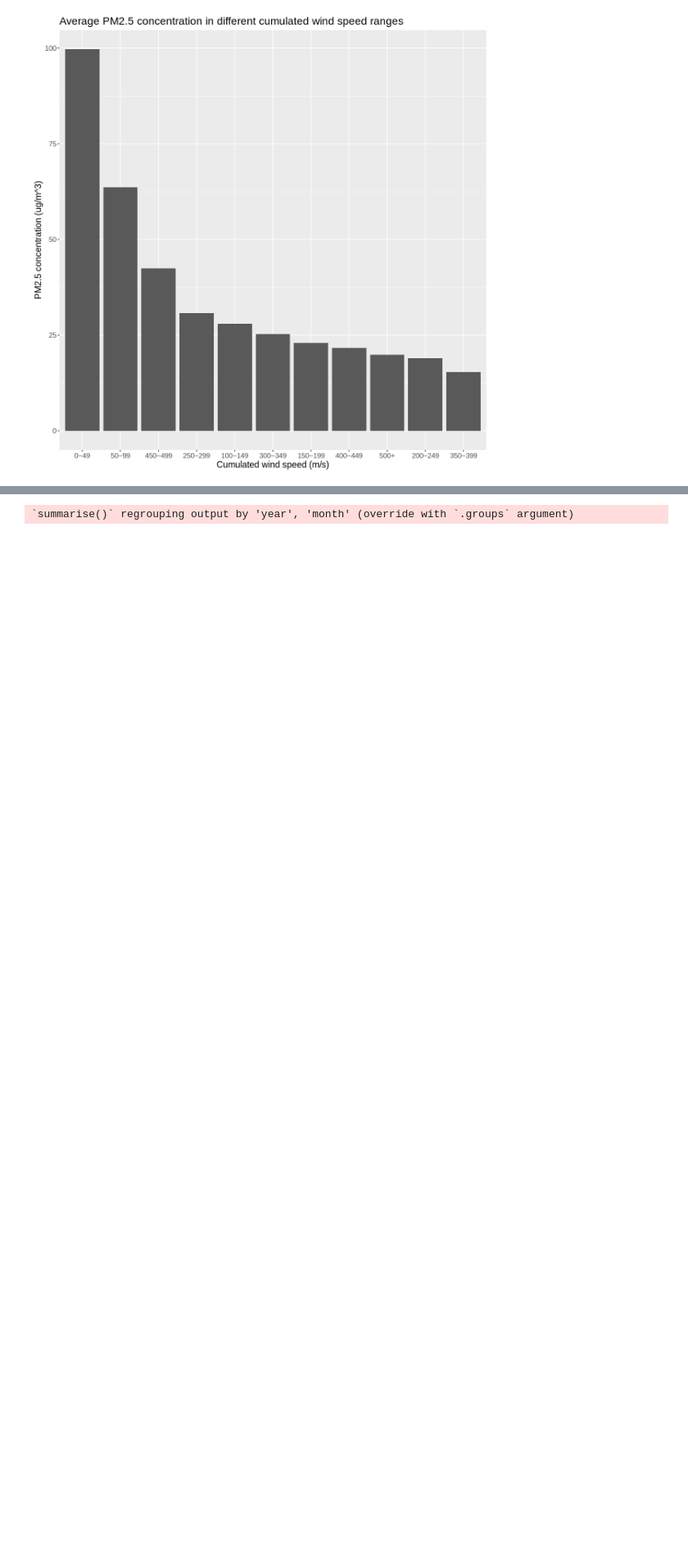
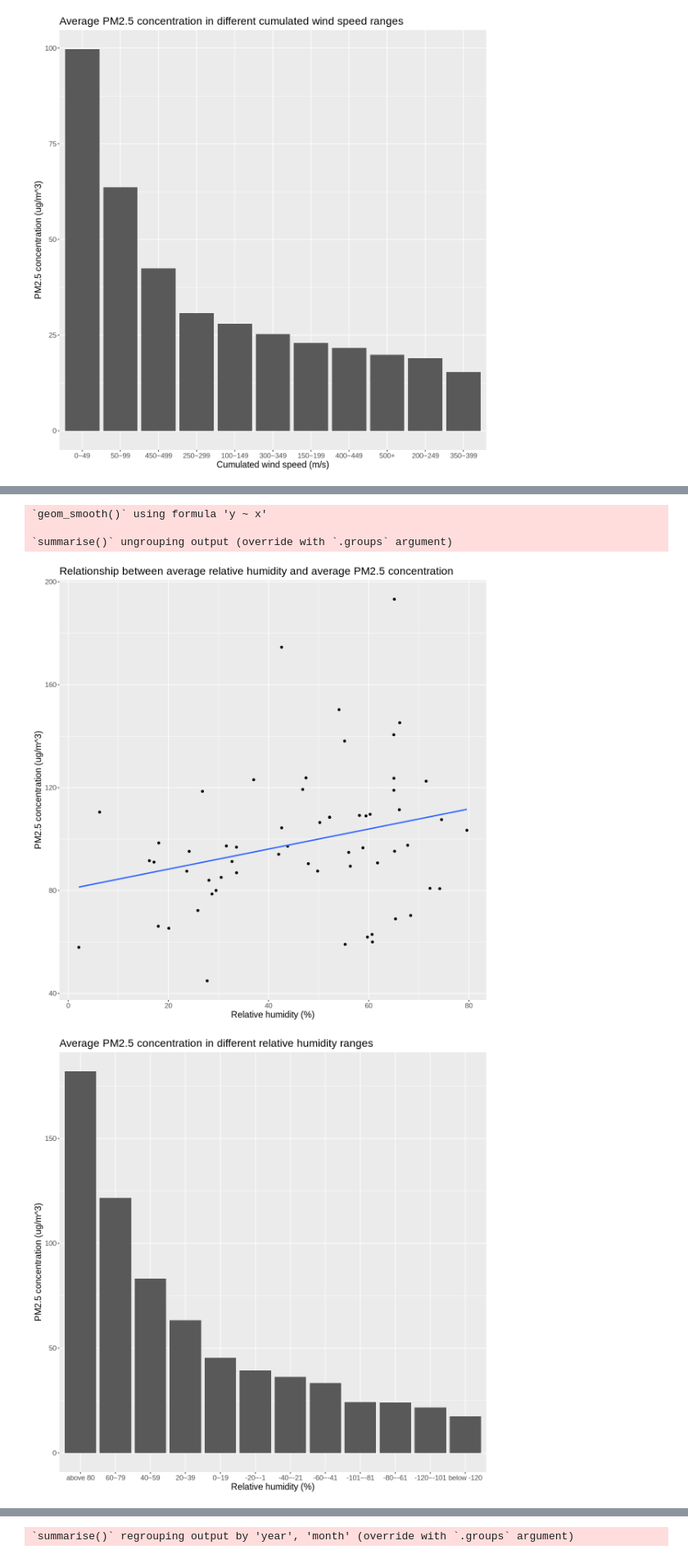
Before and after one commit to Nick-2003/DSCI-100-Group-6-Project, a Jupyter notebook: dsci100 visualize data project.ipynb, the cells around one changed output, grey strips where cells are left out. Shown at 82% size. Cells and saved outputs as stored; diff of their text form; code cells hidden in the pictures; blank space fills up the shorter version.

Commit message:
text changes 1

```diff
--- a/dsci100 visualize data project.ipynb
+++ b/dsci100 visualize data project.ipynb
@@ -341 +399,80 @@ Iws_pm2.5_bar_plot
+# %%
+set.seed(9999)
+options(repr.plot.width = 10, repr.plot.height = 10)
+
+HUMID_pm2.5_avg_plot <- ggplot(pollute_avg, aes(x = HUMID_avg,y = pm2.5_avg)) +
+geom_point() +
+geom_smooth(method = "lm", se = FALSE) +
+ggtitle("Relationship between average relative humidity and average PM2.5 concentration") +
+labs(x = "Relative humidity (%)",y = "PM2.5 concentration (ug/m^3)") +
+theme(text = element_text(size = 14))
+HUMID_pm2.5_avg_plot
+
+hu.dat = pollution %>%
+    group_by(HUMID) %>%
+    summarize(pm2.5_avg = mean(pm2.5,na.rm=TRUE))
+hu.col1 = hu.dat %>%
+    filter(HUMID < -120) %>%
+    select(pm2.5_avg)
+hu.val1 = sum(hu.col1)/nrow(hu.col1)
+hu.col2 = hu.dat %>%
+    filter(HUMID >= -120,HUMID < -100) %>%
+    select(pm2.5_avg)
+hu.val2 = sum(hu.col2)/nrow(hu.col2)
+hu.col3 = hu.dat %>%
+    filter(HUMID >= -100,HUMID < -80) %>%
+    select(pm2.5_avg)
+hu.val3 = sum(hu.col3)/nrow(hu.col3)
+hu.col4 = hu.dat %>%
+    filter(HUMID >= -80,HUMID < -60) %>%
+    select(pm2.5_avg)
+hu.val4 = sum(hu.col4)/nrow(hu.col4)
+hu.col5 = hu.dat %>%
+    filter(HUMID >= -60,HUMID < -40) %>%
+    select(pm2.5_avg)
+hu.val5 = sum(hu.col5)/nrow(hu.col5)
+hu.col6 = hu.dat %>%
+    filter(HUMID >= -40,HUMID < -20) %>%
+    select(pm2.5_avg)
+hu.val6 = sum(hu.col6)/nrow(hu.col6)
+hu.col7 = hu.dat %>%
+    filter(HUMID >= -20,HUMID < 0) %>%
+    select(pm2.5_avg)
+hu.val7 = sum(hu.col7)/nrow(hu.col7)
+hu.col8 = hu.dat %>%
+    filter(HUMID >= 0,HUMID < 20) %>%
+    select(pm2.5_avg)
+hu.val8 = sum(hu.col8)/nrow(hu.col8)
+hu.col9 = hu.dat %>%
+    filter(HUMID >= 20,HUMID < 40) %>%
+    select(pm2.5_avg)
+hu.val9 = sum(hu.col9)/nrow(hu.col9)
+hu.col10 = hu.dat %>%
+    filter(HUMID >= 40,HUMID < 60) %>%
+    select(pm2.5_avg)
+hu.val10 = sum(hu.col10)/nrow(hu.col10)
+hu.col11 = hu.dat %>%
+    filter(HUMID >= 60,HUMID < 80) %>%
+    select(pm2.5_avg)
+hu.val11 = sum(hu.col11)/nrow(hu.col11)
+hu.col12 = hu.dat %>%
+    filter(HUMID >= 80) %>%
+    select(pm2.5_avg)
+hu.val12 = sum(hu.col12)/nrow(hu.col12)
+hu.name = c("below -120","-120~-101","-101~-81","-80~-61","-60~-41","-40~-21","-20~-1","0~19","20~39","40~59","60~79","above 80")
+hu.plot.data = data.frame(hu.name,c(hu.val1,hu.val2,hu.val3,hu.val4,hu.val5,hu.val6,hu.val7,hu.val8,hu.val9,hu.val10,hu.val11,hu.val12))
+colnames(hu.plot.data) = c("hu.range","pm2.5.avg")
+
+HUMID_pm2.5_bar_plot <- ggplot(hu.plot.data,aes(x=reorder(hu.range,-pm2.5.avg),y=pm2.5.avg)) +
+geom_bar(stat="identity") +
+ggtitle("Average PM2.5 concentration in different relative humidity ranges") +
+labs(x = "Relative humidity (%)",y = "PM2.5 concentration (ug/m^3)") +
+theme(text = element_text(size = 14))
+HUMID_pm2.5_bar_plot
+# %% [output]
+`geom_smooth()` using formula 'y ~ x'
+
+`summarise()` ungrouping output (override with `.groups` argument)
+[figure, added]
+[figure, added]
 # %% [markdown]
```
Also changed, not shown: parts of 17 cells of this notebook.
